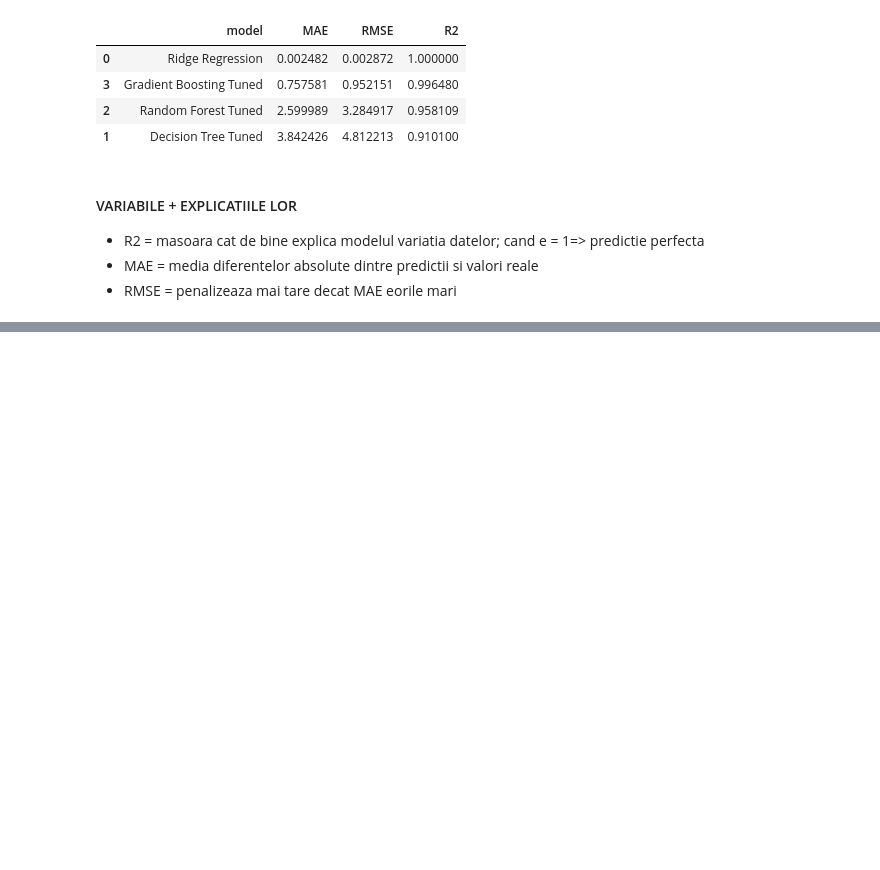
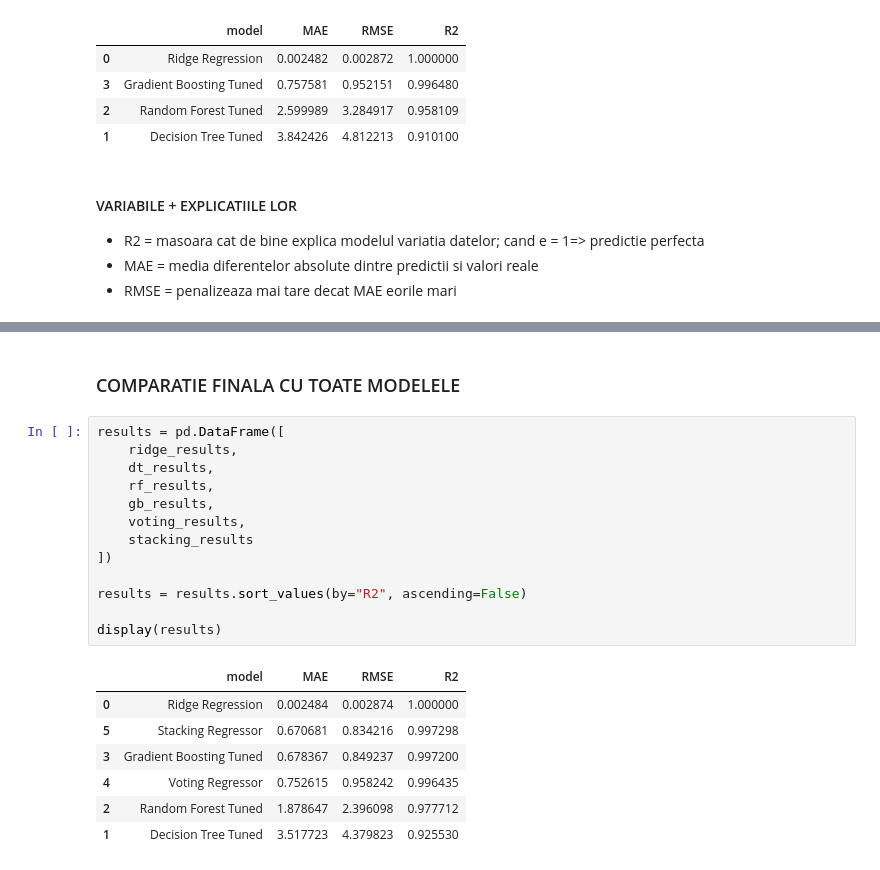
Before and after one commit to tbno9/Sisteme_Inteligente_proiect, a Jupyter notebook: ml_prezicere.ipynb, the cells around one changed output, grey strips where cells are left out. Saved outputs shown, nothing was run; the diff lists cells and outputs as text; blank space fills up the shorter version.

```diff
--- a/ml_prezicere.ipynb
+++ b/ml_prezicere.ipynb
@@ -782,0 +958,23 @@ display(results)
+# %% [markdown]
+### COMPARATIE FINALA CU TOATE MODELELE
+# %%
+results = pd.DataFrame([
+    ridge_results,
+    dt_results,
+    rf_results,
+    gb_results,
+    voting_results,
+    stacking_results
+])
+
+results = results.sort_values(by="R2", ascending=False)
+
+display(results)
+# %% [output]
+|  | model | MAE | RMSE | R2 |
+| 0 | Ridge Regression | 0.002484 | 0.002874 | 1.000000 |
+| 5 | Stacking Regressor | 0.670681 | 0.834216 | 0.997298 |
+| 3 | Gradient Boosting Tuned | 0.678367 | 0.849237 | 0.997200 |
+| 4 | Voting Regressor | 0.752615 | 0.958242 | 0.996435 |
+| 2 | Random Forest Tuned | 1.878647 | 2.396098 | 0.977712 |
+| 1 | Decision Tree Tuned | 3.517723 | 4.379823 | 0.925530 |
```
Also changed, not shown: parts of 30 cells of this notebook, 2 other files.
